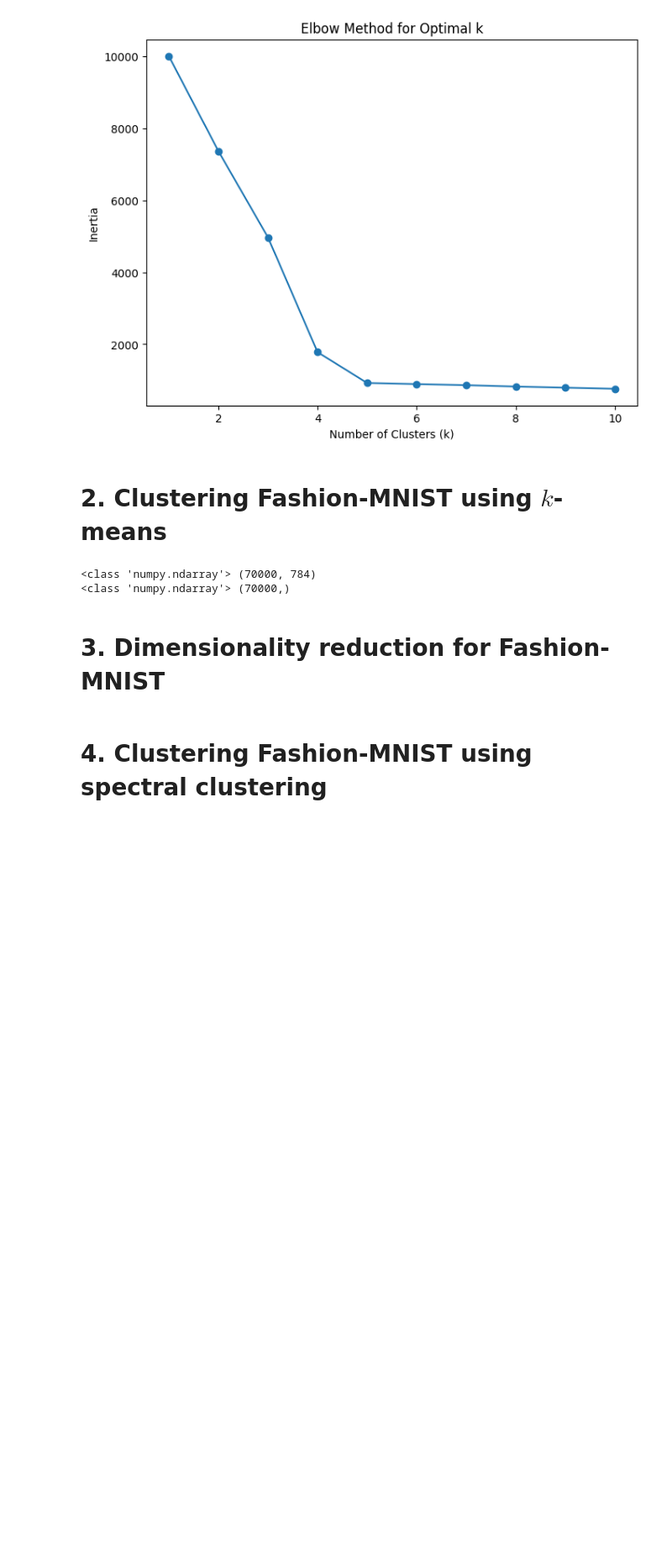
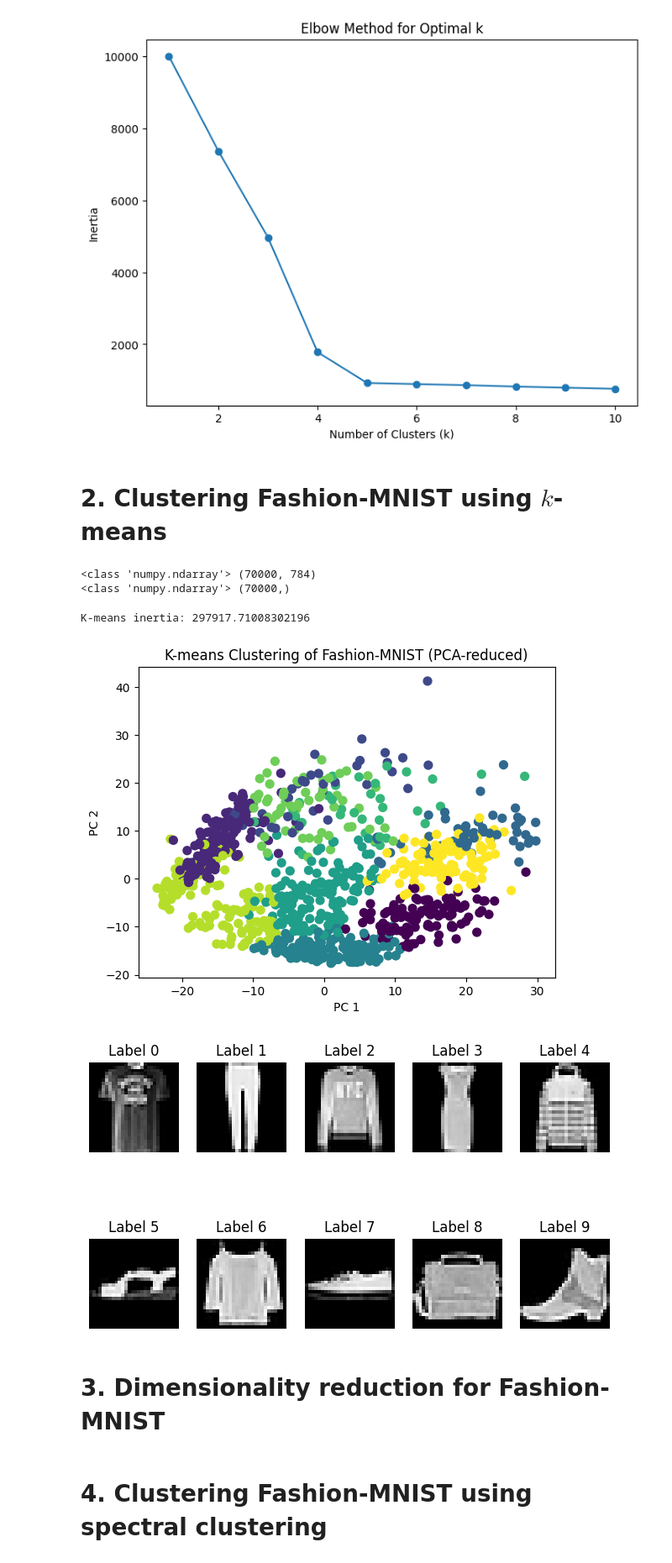
Before and after one commit to amyynguyen/MATH5750_Project2, a Jupyter notebook: project2.ipynb, the cells around one changed output. Shown: that part at 84% size. Drawn from its saved outputs; the diff is of its cells as text; code cells hidden in the pictures; blank space fills up the shorter version.

```diff
--- a/project2.ipynb
+++ b/project2.ipynb
@@ -106,3 +104,40 @@ print(type(y),y.shape)
+# %%
+# your code here
+# Sample smaller dataset for speed
+np.random.seed(0)
+idx = np.random.choice(len(X), size=1000, replace=False)
+X = X[idx]
+y = y[idx]
+
+# Scale and reduce dimension
+X_scaled = StandardScaler().fit_transform(X)
+X_pca = PCA(n_components=50, random_state=0).fit_transform(X_scaled)
+
+# K-means
+kmeans = KMeans(n_clusters=10, random_state=0).fit(X_pca)
+y_kmeans = kmeans.predict(X_pca)
+print("K-means inertia:", kmeans.inertia_)
+
+# 2D visualization
+X_2d = PCA(n_components=2, random_state=0).fit_transform(X_pca)
+plt.scatter(X_2d[:, 0], X_2d[:, 1], c=y_kmeans, s=50, cmap='viridis')
+plt.title('K-means Clustering of Fashion-MNIST (PCA-reduced)')
+plt.xlabel('PC 1')
+plt.ylabel('PC 2')
+plt.show()
+
+# 10 sample images
+plt.figure(figsize=(8,5))
+for i in range(10):
+    plt.subplot(2,5,i+1)
+    plt.imshow(X[y==i][0].reshape(28,28), cmap='gray')
+    plt.title(f"Label {i}")
+    plt.axis('off')
+plt.show()
+# %% [output]
+K-means inertia: 297917.71008302196
+[figure, added]
+[figure, added]
 # %% [markdown]
 # 3. Dimensionality reduction for Fashion-MNIST
 # %%
```
Also changed, not shown: parts of 1 cell of this notebook.
